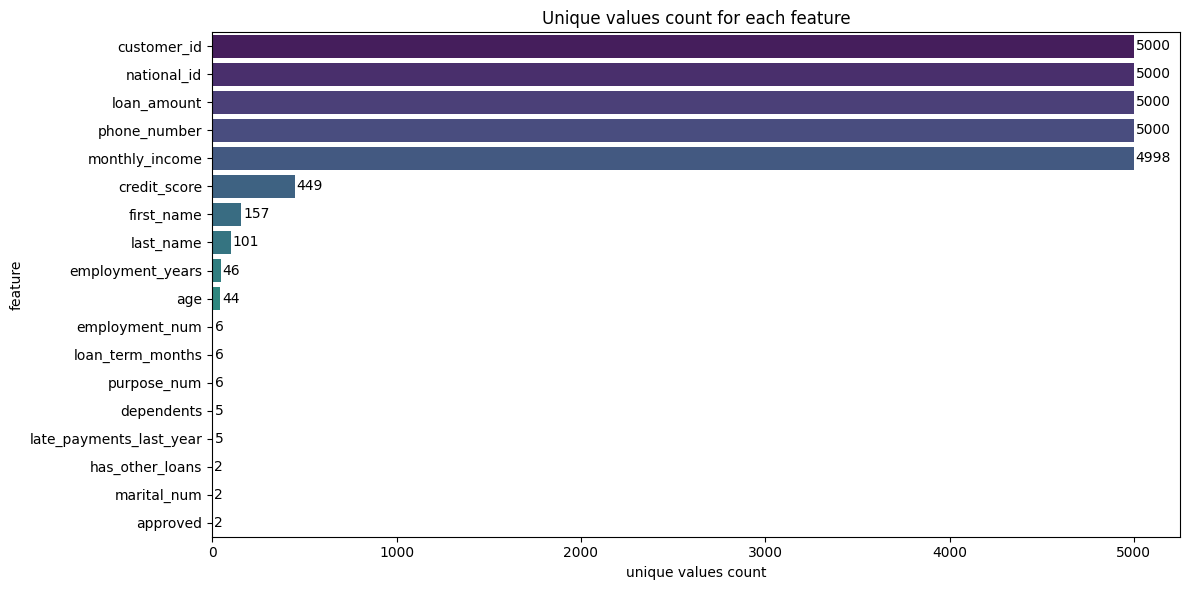
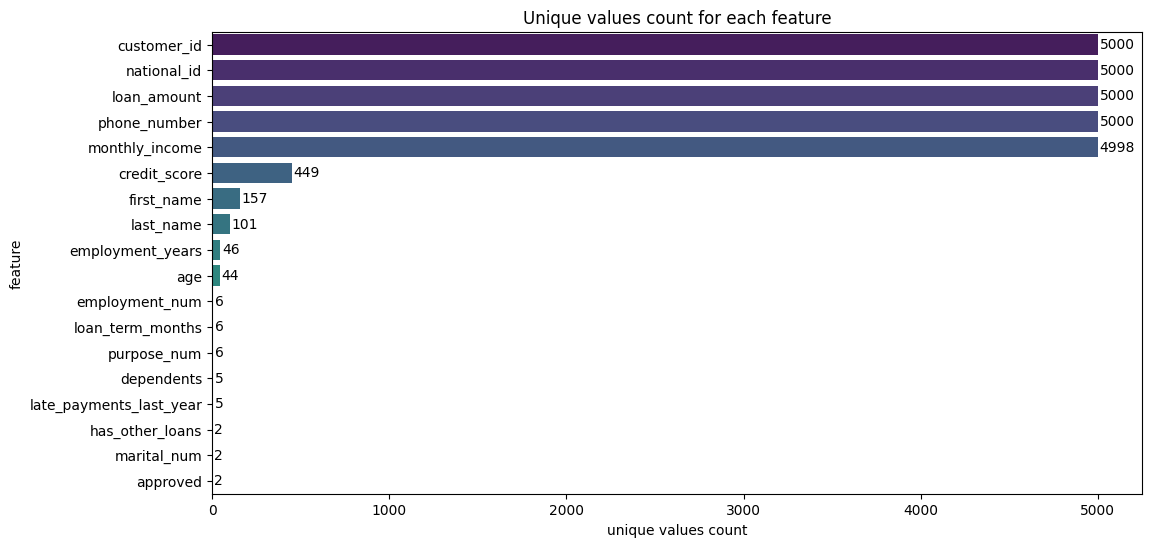
The notebook cell's code change between the first figure and the second:
--- before
+++ after
@@ -16,4 +16,3 @@
     plt.text(v + 10, i, str(v), va="center")
 
-plt.tight_layout()
 plt.show()

Commit: edited plotting template